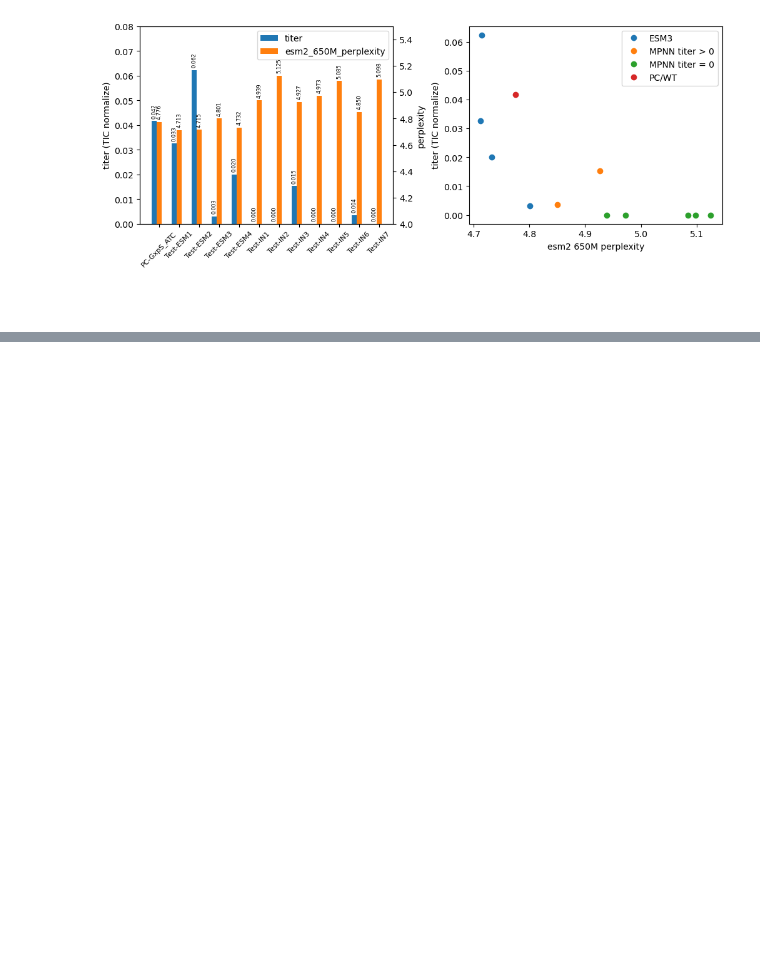
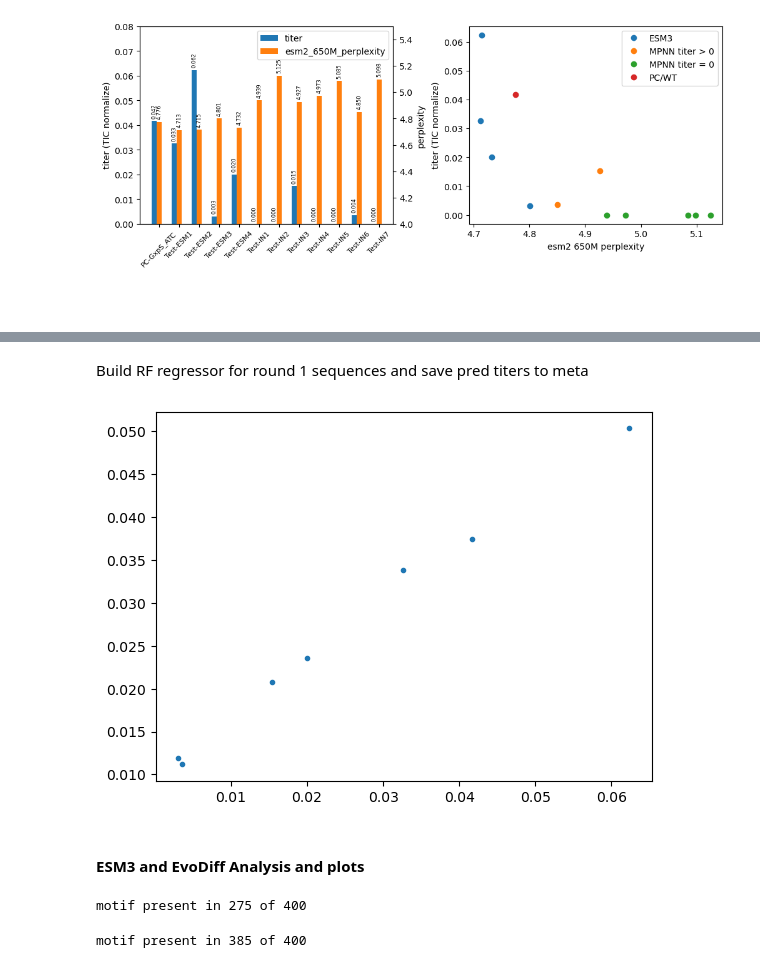
Before and after one commit to kevingeo11/DomainPrediction, a Jupyter notebook: src/notebooks/round_2_work.ipynb, the cells around one changed output, grey strips where cells are left out. Cells and saved outputs as stored; diff of their text form; code cells hidden in the pictures; blank space fills up the shorter version.

```diff
--- a/src/notebooks/round_2_work.ipynb
+++ b/src/notebooks/round_2_work.ipynb
@@ -221,0 +257,21 @@ plt.show()
+# %%
+def get_embeddings_rec(sequences):
+    embeddings = []
+    for rec in tqdm(sequences):
+        seq = ''.join([rec.seq[i] for i in range(len(rec.seq)) if i not in A_gxps_atc + C_gxps_atc])
+        rep = esm2.get_res(sequence=seq)
+        embeddings.append(rep['representations'][33].mean(1).numpy())
+
+    embeddings = np.concatenate(embeddings, axis=0)
+
+    return embeddings
+
+def get_embeddings_seq(sequences):
+    embeddings = []
+    for seq in tqdm(sequences):
+        rep = esm2.get_res(sequence=seq)
+        embeddings.append(rep['representations'][33].mean(1).numpy())
+
+    embeddings = np.concatenate(embeddings, axis=0)
+
+    return embeddings
@@ -221,0 +304,2 @@ plt.show()
+# %% [markdown]
+Build RF regressor for round 1 sequences and save pred titers to meta
@@ -221,0 +309,21 @@ plt.show()
+# %%
+model = RandomForestRegressor(n_estimators=100, criterion='friedman_mse', max_depth=None, min_samples_split=2,
+                                min_samples_leaf=1, min_weight_fraction_leaf=0.0, max_features=1.0,
+                                max_leaf_nodes=None, min_impurity_decrease=0.0, bootstrap=True, oob_score=False,
+                                n_jobs=None, random_state=1, verbose=0, warm_start=False, ccp_alpha=0.0,
+                                max_samples=None)
+# %%
+round_1_sequences = helper.read_fasta(os.path.join(data_path, 'round_1.fasta'))
+with open(os.path.join(data_path, 'round_1_metadata.json')) as f:
+    round_1_meta = json.load(f)
+round_1_meta = pd.DataFrame(round_1_meta).T
+y = round_1_meta['titer'].to_numpy()
+mask = y > 0
+round_1_embeddings = get_embeddings_rec(round_1_sequences)
+_ = model.fit(round_1_embeddings[mask], y[mask])
+
+plt.figure()
+plt.plot(y[mask], model.predict(round_1_embeddings[mask]), '.')
+plt.show()
+# %% [output]
+[figure, added]
@@ -221,0 +348,2 @@ plt.show()
+# %% [markdown]
+#### ESM3 and EvoDiff Analysis and plots
@@ -221,0 +418,12 @@ plt.show()
+# %%
+esm3_meta['motif'] = False
+esm3_meta.loc[search_and_filter_motif(esm3_sequences), 'motif'] = True
+print(f"motif present in {esm3_meta['motif'].sum()} of {esm3_meta.shape[0]}")
+# %% [output]
+motif present in 275 of 400
+# %%
+evodiff_meta['motif'] = False
+evodiff_meta.loc[search_and_filter_motif(evodiff_sequences), 'motif'] = True
+print(f"motif present in {evodiff_meta['motif'].sum()} of {evodiff_meta.shape[0]}")
+# %% [output]
+motif present in 385 of 400
```
Also changed, not shown: parts of 57 cells of this notebook, 10 other files.
